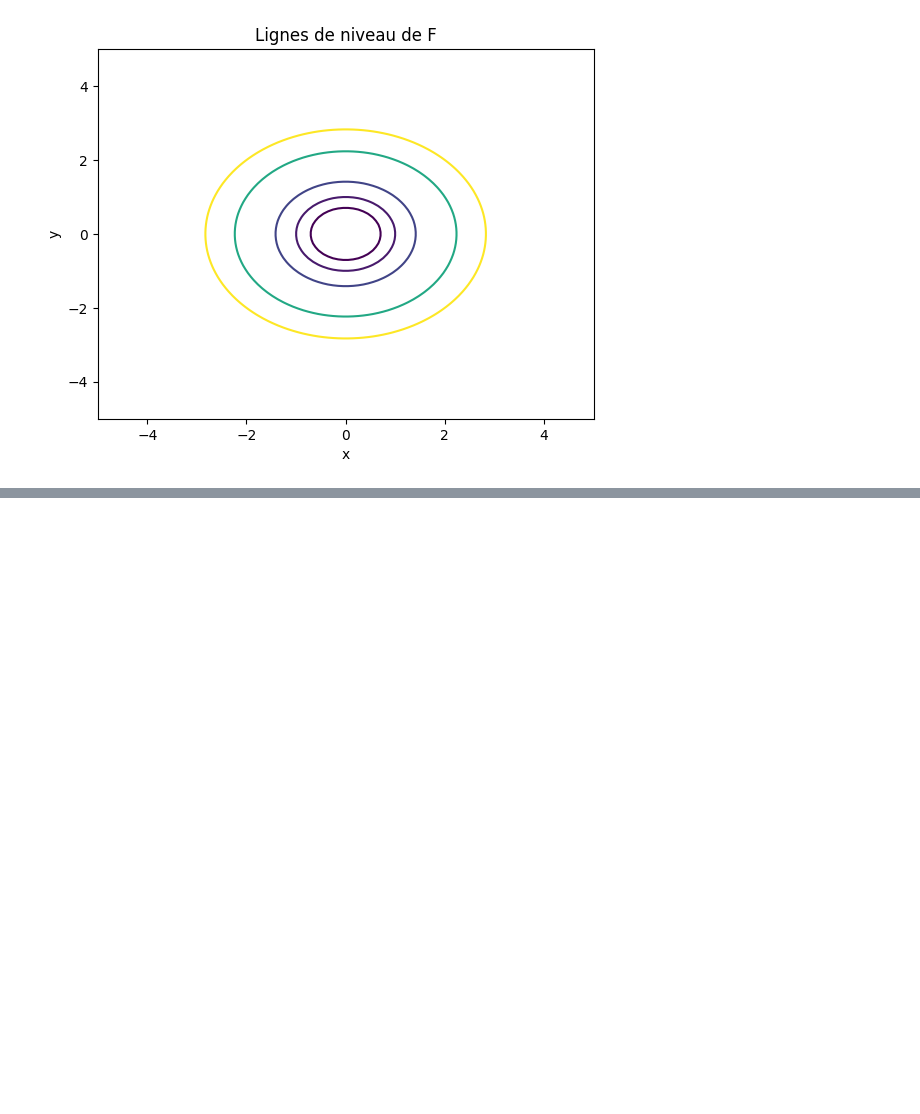
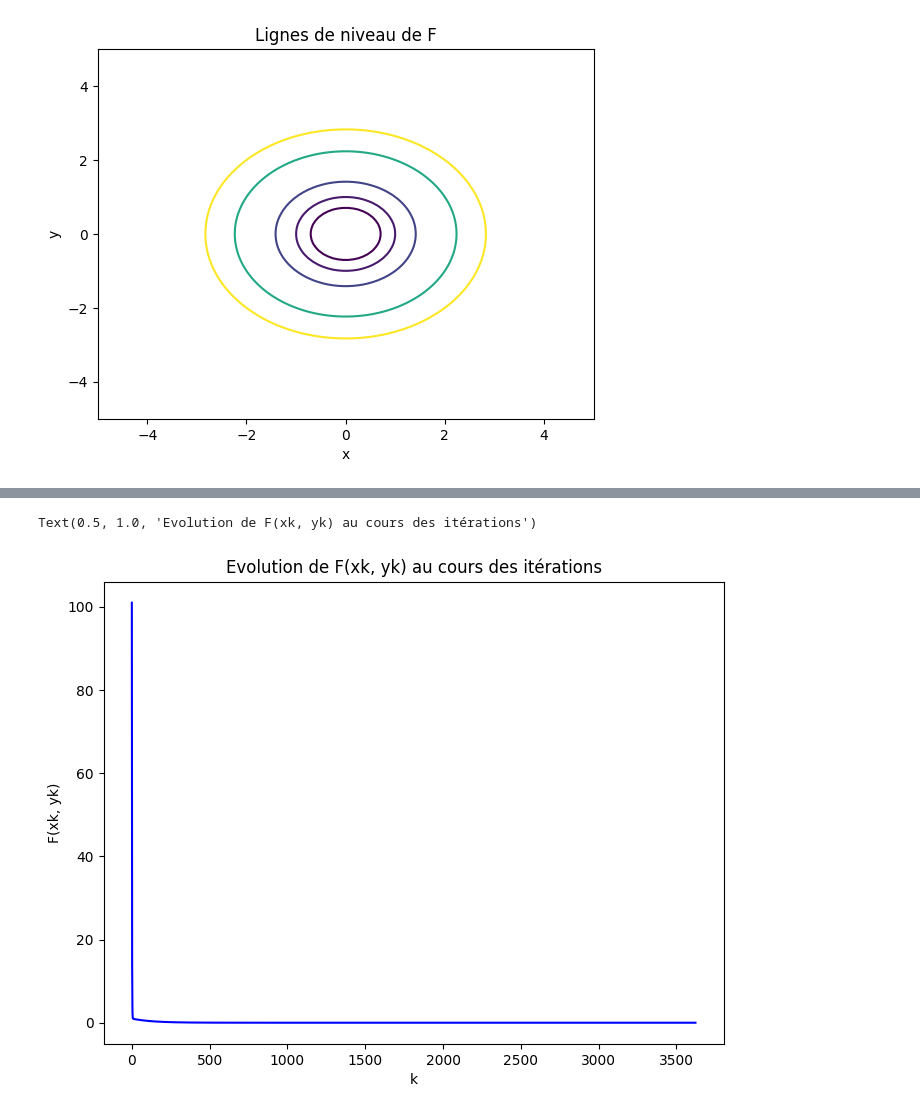
Before and after one commit to ThomasAPRichard/M1_DS, a Jupyter notebook: Optimisation_pour_la_SD/TP3_Gradient.ipynb, the cells around one changed output, grey strips where cells are left out. Saved outputs shown, nothing was run; the diff lists cells and outputs as text; code cells hidden in the pictures; blank space fills up the shorter version.

```diff
--- a/Optimisation_pour_la_SD/TP3_Gradient.ipynb
+++ b/Optimisation_pour_la_SD/TP3_Gradient.ipynb
@@ -98,0 +173,10 @@ tracer_ligne_niveau(F, x, y, niveaux)
+# %%
+# Afficher sur un deuxième graphique la fonction k --> F(xk, yk)
+plt.figure(figsize=(8, 6))
+plt.plot([F(x, y) for x, y in suite_vk], c='b')
+plt.xlabel('k')
+plt.ylabel('F(xk, yk)')
+plt.title('Evolution de F(xk, yk) au cours des itérations')
+# %% [output]
+Text(0.5, 1.0, 'Evolution de F(xk, yk) au cours des itérations')
+[figure, added]
```
Also changed, not shown: parts of 14 cells of this notebook, 17 other files.
